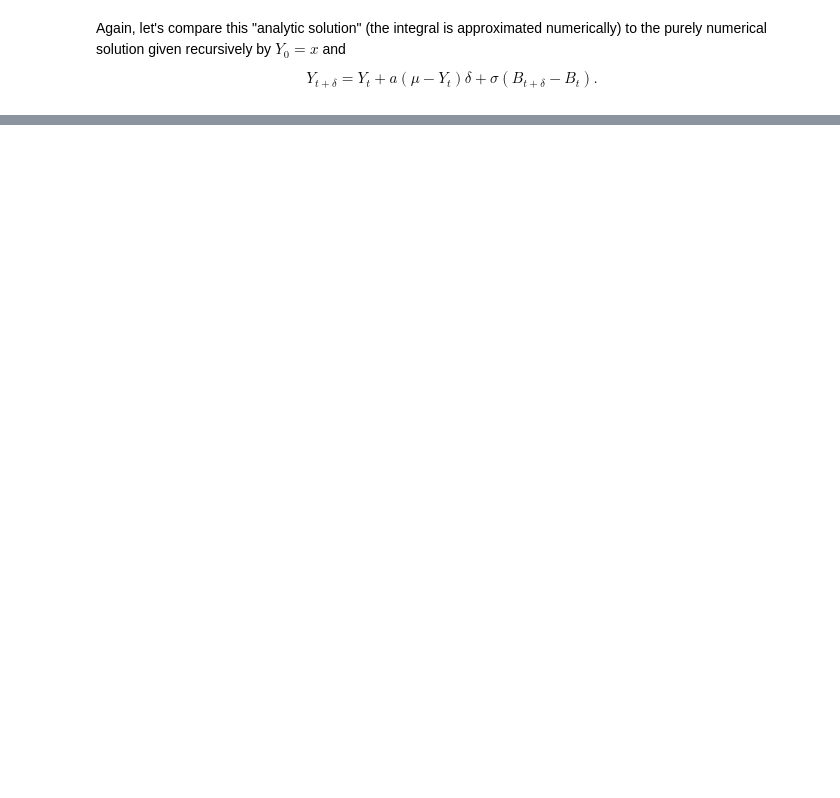
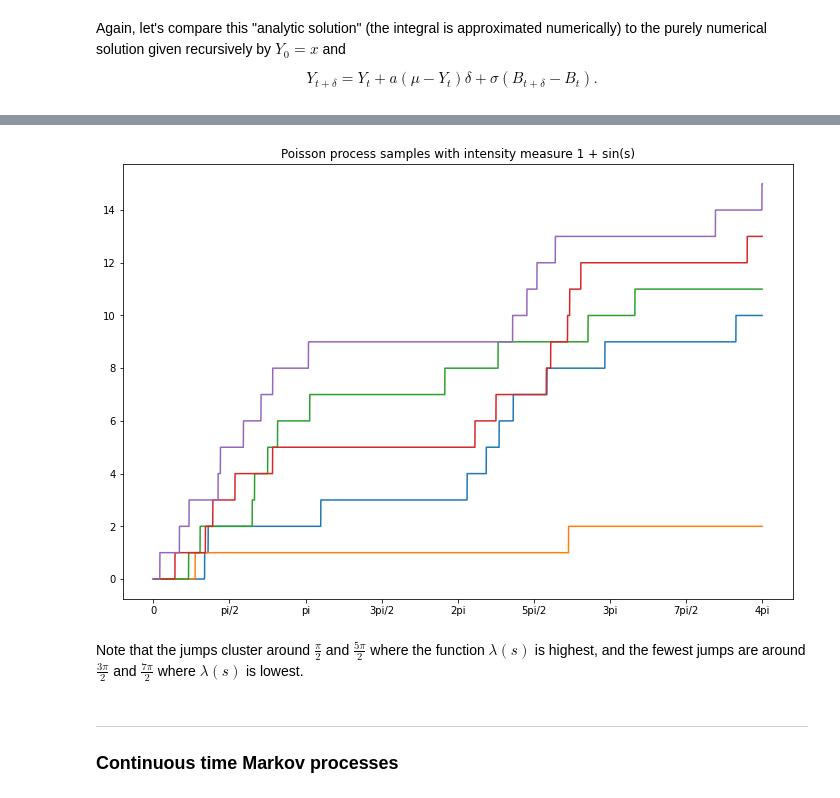
Before and after one commit to kevinrchilders/stochastics, a Jupyter notebook: stochastics.ipynb, the cells around one changed output, grey strips where cells are left out. Saved outputs shown, nothing was run; the diff lists cells and outputs as text; code cells hidden in the pictures; blank space fills up the shorter version.

```diff
--- a/stochastics.ipynb
+++ b/stochastics.ipynb
@@ -818,0 +864,43 @@ plt.tight_layout()
+# %%
+# Generates a Poisson process on [0, T] with intensity (1 + sin(s))ds
+# N is the number of time steps steps per unit interval
+# Returns the time steps and the process
+
+def poisson_sin(T, N=1000):
+  c = T - np.cos(T) + 1
+  n = np.random.poisson(c)      # Number of jumps
+  t = np.linspace(0, T, int(N*T)+1)  # Time steps
+
+  # Sample the probability measure on [0, T] induced by the original measure, using the rejection method.
+  jumps = []
+  for _ in range(n):
+    x, y = 0, 2
+    while y > 1 + np.sin(x):
+      x = np.random.rand() * T,
+      y = np.random.rand() * 2
+    jumps.append(x)
+
+  # Fill in the process
+  P = np.zeros(t.shape)
+  for i in jumps:
+    for j, s in enumerate(t):
+      if s >= i:
+        P[j] += 1
+
+  return t, P
+# %%
+# Plot some examples
+
+plt.figure(figsize=(12,8))
+plt.xticks(np.arange(9)*np.pi/2, ['0', 'pi/2', 'pi', '3pi/2', '2pi', '5pi/2', '3pi', '7pi/2', '4pi'])
+plt.title('Poisson process samples with intensity measure 1 + sin(s)')
+for i in range(5):
+  t, P = poisson_sin(4*np.pi)
+  plt.plot(t, P)
+# %% [output]
+[figure, added]
+# %% [markdown]
+Note that the jumps cluster around $\frac\pi2$ and $\frac{5\pi}2$ where the function $\lambda(s)$ is highest, and the fewest jumps are around $\frac{3\pi}2$ and $\frac{7\pi}2$ where $\lambda(s)$ is lowest.
+# %% [markdown]
+---
+### Continuous time Markov processes
```
Also changed, not shown: parts of 29 cells of this notebook.
